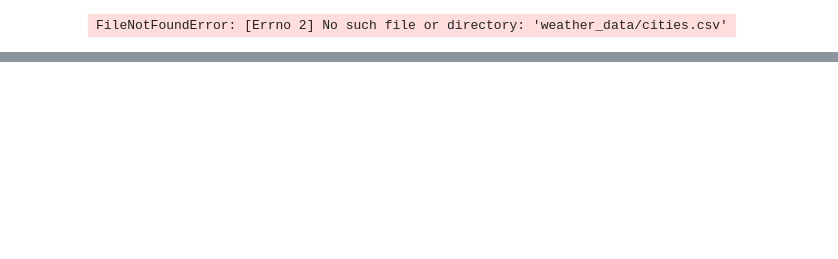
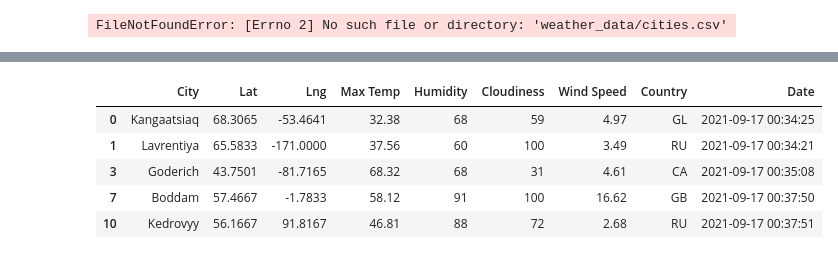
Before and after one commit to ZekeMoore/World_Weather_Analysis, a Jupyter notebook: World_Weather_Analysis/WeatherPy.ipynb, the cells around one changed output, grey strips where cells are left out. Cells and saved outputs as stored; diff of their text form; code cells hidden in the pictures; blank space fills up the shorter version.

```diff
--- a/World_Weather_Analysis/WeatherPy.ipynb
+++ b/World_Weather_Analysis/WeatherPy.ipynb
@@ -241,0 +283,11 @@ plt.show()
+# %%
+city_data_df.loc[(city_data_df["Lat"] >= 0)]
+
+city_data_df.loc[(city_data_df["Lat"] >= 0)].head()
+# %% [output]
+|  | City | Lat | Lng | Max Temp | Humidity | Cloudiness | Wind Speed | Country | Date |
+| 0 | Kangaatsiaq | 68.3065 | -53.4641 | 32.38 | 68 | 59 | 4.97 | GL | 2021-09-17 00:34:25 |
+| 1 | Lavrentiya | 65.5833 | -171.0000 | 37.56 | 60 | 100 | 3.49 | RU | 2021-09-17 00:34:21 |
+| 3 | Goderich | 43.7501 | -81.7165 | 68.32 | 68 | 31 | 4.61 | CA | 2021-09-17 00:35:08 |
+| 7 | Boddam | 57.4667 | -1.7833 | 58.12 | 91 | 100 | 16.62 | GB | 2021-09-17 00:37:50 |
+| 10 | Kedrovyy | 56.1667 | 91.8167 | 46.81 | 88 | 72 | 2.68 | RU | 2021-09-17 00:37:51 |
```
Also changed, not shown: parts of 19 cells of this notebook, 1 other file.
